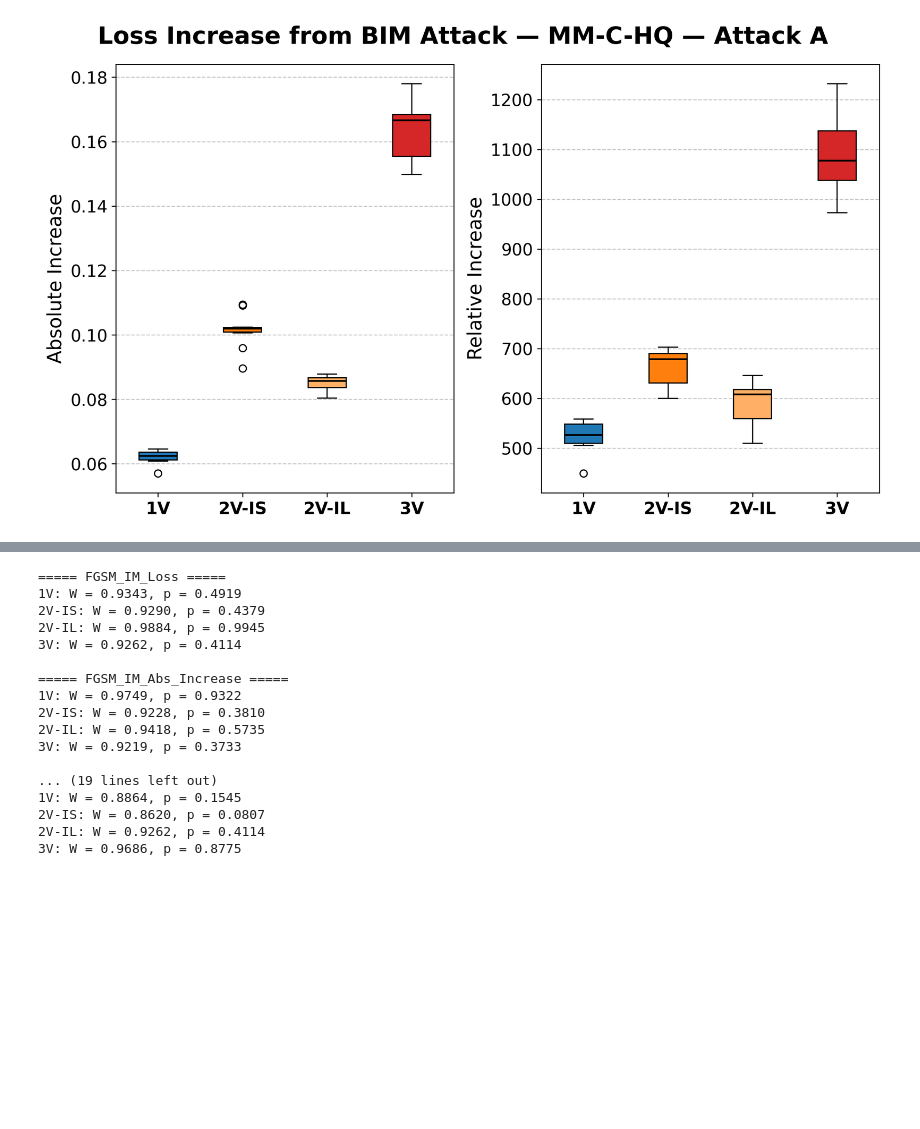
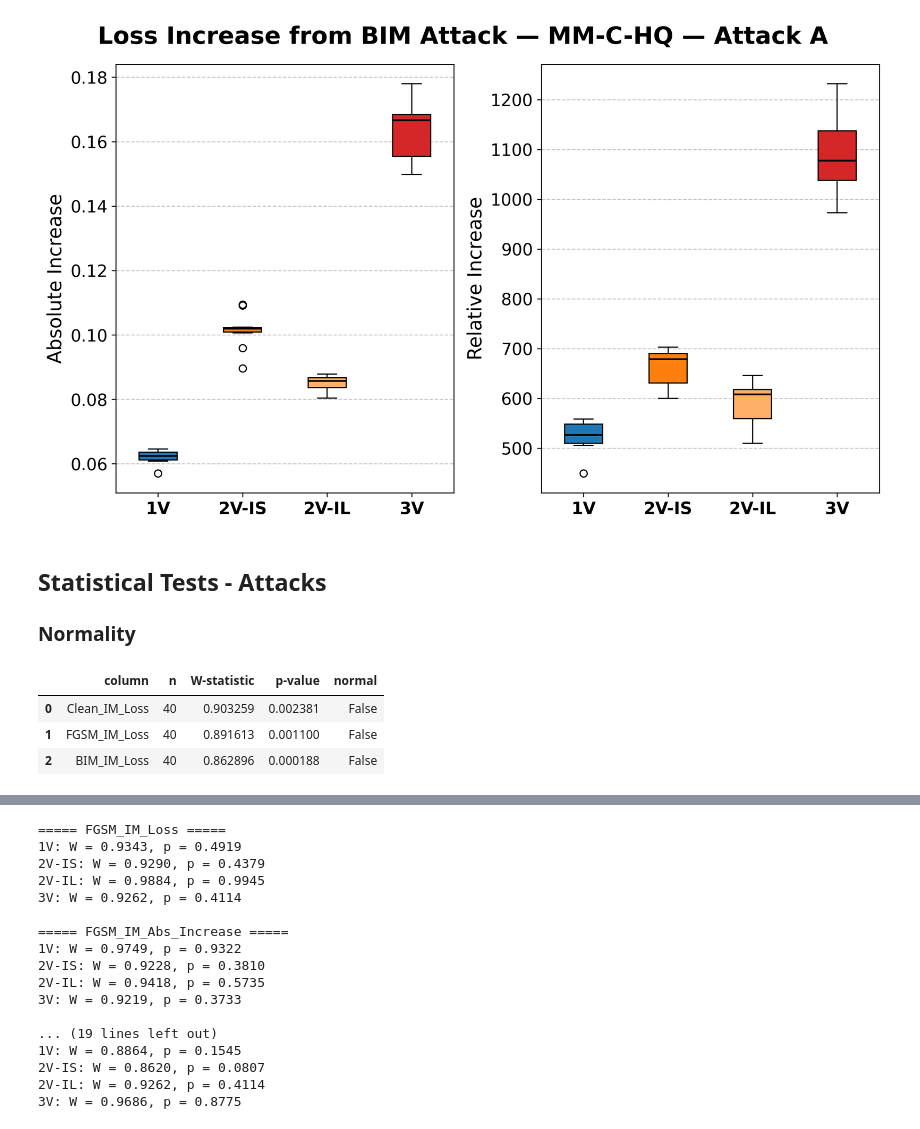
Before and after one commit to ClarysseArthur/VUB-MT-Development, a Jupyter notebook: Models/GenRKM-MMCelebHQ-V3/StatTest-A-Clean.ipynb, the cells around one changed output, grey strips where cells are left out. Cells and saved outputs as stored; diff of their text form; code cells hidden in the pictures; blank space fills up the shorter version.

```diff
--- a/Models/GenRKM-MMCelebHQ-V3/StatTest-A-Clean.ipynb
+++ b/Models/GenRKM-MMCelebHQ-V3/StatTest-A-Clean.ipynb
@@ -153,3 +153,36 @@ plt.savefig('./img/attack-A-image-loss-increases-boxplots.png', bbox_inches='tig
 plt.show()
 # %% [output]
 [figure]
+# %% [markdown]
+## Statistical Tests - Attacks
+### Normality
+# %%
+loss_cols = [
+    'Clean_IM_Loss',
+    'FGSM_IM_Loss',
+    'BIM_IM_Loss',
+]
+# %%
+normality_results = []
+
+for col in loss_cols:
+    values = df_test[col].dropna()
+
+    stat, p_value = shapiro(values)
+
+    normality_results.append({
+        'column': col,
+        'n': len(values),
+        'W-statistic': stat,
+        'p-value': p_value,
+        'normal': p_value > 0.05,
+    })
+
+normality_df = pd.DataFrame(normality_results)
+
+normality_df
+# %% [output]
+|  | column | n | W-statistic | p-value | normal |
+| 0 | Clean_IM_Loss | 40 | 0.903259 | 0.002381 | False |
+| 1 | FGSM_IM_Loss | 40 | 0.891613 | 0.001100 | False |
+| 2 | BIM_IM_Loss | 40 | 0.862896 | 0.000188 | False |
```
Also changed, not shown: parts of 4 cells of this notebook, 19 other files.
